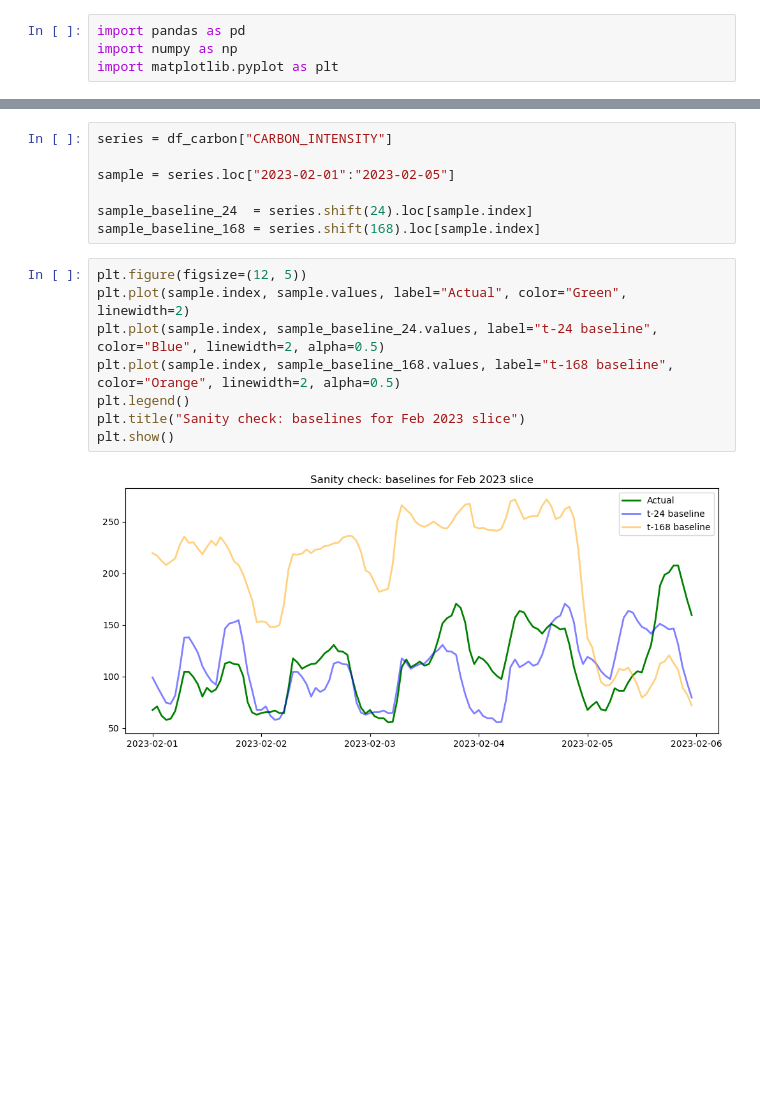
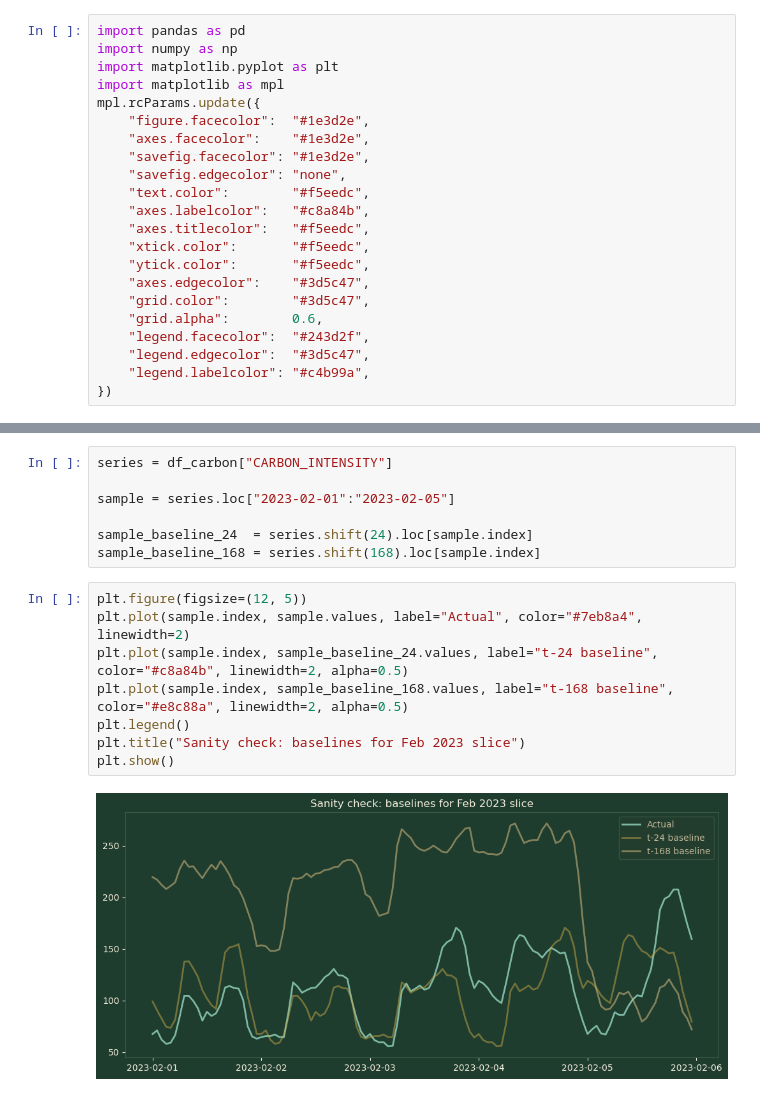
Before and after one commit to KrisN13/Forecasting-UK-Grid-Carbon-Intensity, a Jupyter notebook: notebooks/03_baseline_models.ipynb.ipynb, the cells around one changed output, grey strips where cells are left out. Drawn from its saved outputs; the diff is of its cells as text; blank space fills up the shorter version.

```diff
--- a/notebooks/03_baseline_models.ipynb.ipynb
+++ b/notebooks/03_baseline_models.ipynb.ipynb
@@ -2,6 +2,24 @@
 import pandas as pd
 import numpy as np
 import matplotlib.pyplot as plt
+import matplotlib as mpl
+mpl.rcParams.update({
+    "figure.facecolor":  "#1e3d2e",
+    "axes.facecolor":    "#1e3d2e",
+    "savefig.facecolor": "#1e3d2e",
+    "savefig.edgecolor": "none",
+    "text.color":        "#f5eedc",
+    "axes.labelcolor":   "#c8a84b",
+    "axes.titlecolor":   "#f5eedc",
+    "xtick.color":       "#f5eedc",
+    "ytick.color":       "#f5eedc",
+    "axes.edgecolor":    "#3d5c47",
+    "grid.color":        "#3d5c47",
+    "grid.alpha":        0.6,
+    "legend.facecolor":  "#243d2f",
+    "legend.edgecolor":  "#3d5c47",
+    "legend.labelcolor": "#c4b99a",
+})
 # %%
 # File path for carbon intensity dataset
 PATH = "../data/processed/df_carbon.parquet"
@@ -105,11 +123,11 @@ sample_baseline_24  = series.shift(24).loc[sample.index]
 sample_baseline_168 = series.shift(168).loc[sample.index]
 # %%
 plt.figure(figsize=(12, 5))
-plt.plot(sample.index, sample.values, label="Actual", color="Green", linewidth=2)
-plt.plot(sample.index, sample_baseline_24.values, label="t-24 baseline", color="Blue", linewidth=2, alpha=0.5)
-plt.plot(sample.index, sample_baseline_168.values, label="t-168 baseline", color="Orange", linewidth=2, alpha=0.5)
+plt.plot(sample.index, sample.values, label="Actual", color="#7eb8a4", linewidth=2)
+plt.plot(sample.index, sample_baseline_24.values, label="t-24 baseline", color="#c8a84b", linewidth=2, alpha=0.5)
+plt.plot(sample.index, sample_baseline_168.values, label="t-168 baseline", color="#e8c88a", linewidth=2, alpha=0.5)
 plt.legend()
 plt.title("Sanity check: baselines for Feb 2023 slice")
 plt.show()
 # %% [output]
-[figure, old version]
+[figure, new version]
```
Also changed, not shown: parts of 2 cells of this notebook, 4 other files.
